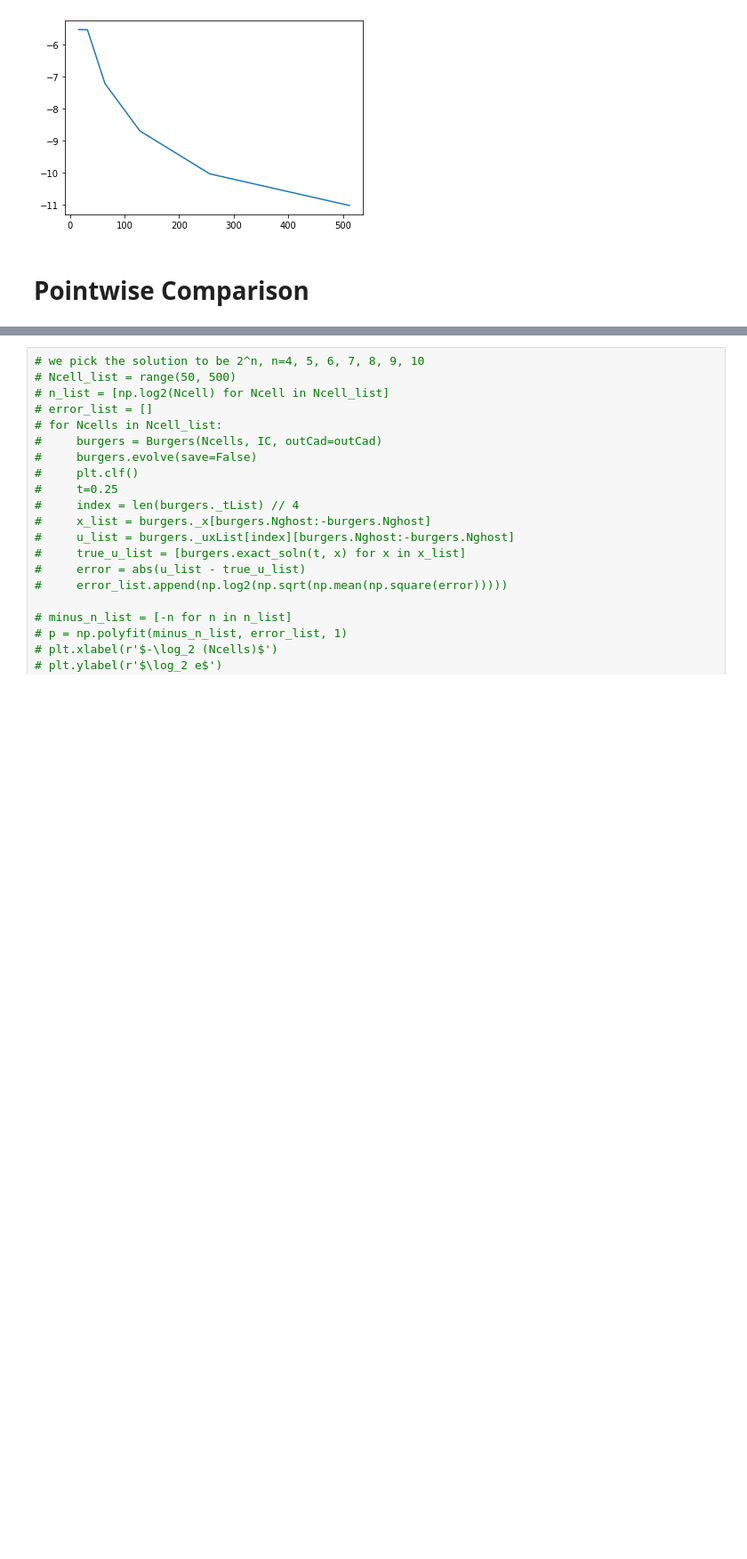
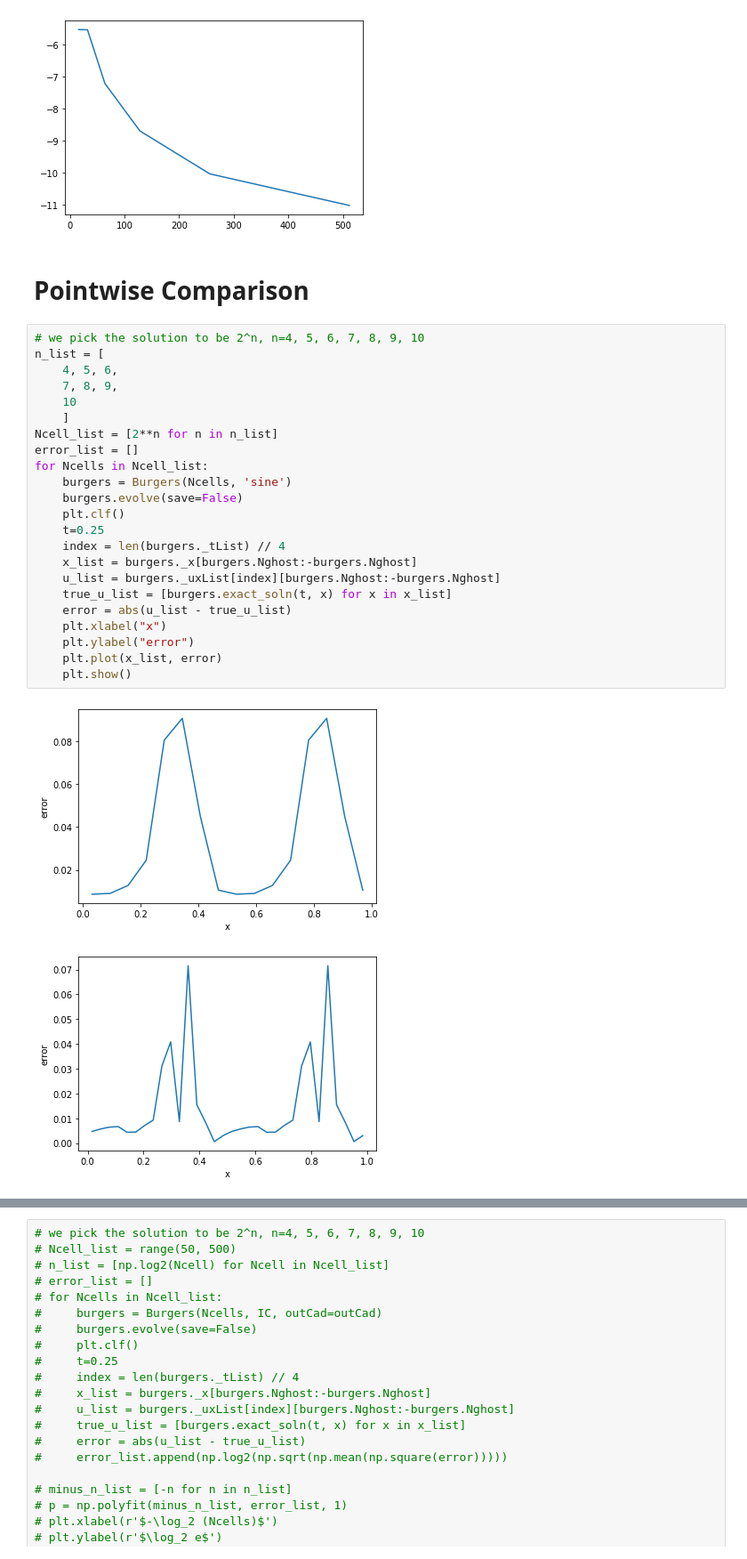
Before and after one commit to JerryChen97/Hydrodynamics, a Jupyter notebook: burgers.ipynb, the cells around one changed output, grey strips where cells are left out. Shown at 89% size. Drawn from its saved outputs; the diff is of its cells as text; blank space fills up the shorter version.

```diff
--- a/burgers.ipynb
+++ b/burgers.ipynb
@@ -276,3 +276,29 @@ plt.plot([2 ** n for n in n_list], error_list)
 [figure]
 # %% [markdown]
 # Pointwise Comparison
+# %%
+# we pick the solution to be 2^n, n=4, 5, 6, 7, 8, 9, 10
+n_list = [
+    4, 5, 6,
+    7, 8, 9,
+    10
+    ]
+Ncell_list = [2**n for n in n_list]
+error_list = []
+for Ncells in Ncell_list:
+    burgers = Burgers(Ncells, 'sine')
+    burgers.evolve(save=False)
+    plt.clf()
+    t=0.25
+    index = len(burgers._tList) // 4
+    x_list = burgers._x[burgers.Nghost:-burgers.Nghost]
+    u_list = burgers._uxList[index][burgers.Nghost:-burgers.Nghost]
+    true_u_list = [burgers.exact_soln(t, x) for x in x_list]
+    error = abs(u_list - true_u_list)
+    plt.xlabel("x")
+    plt.ylabel("error")
+    plt.plot(x_list, error)
+    plt.show()
+# %% [output]
+[figure, added]
+[figure, added]
```
Also changed, not shown: parts of 1 cell of this notebook.
